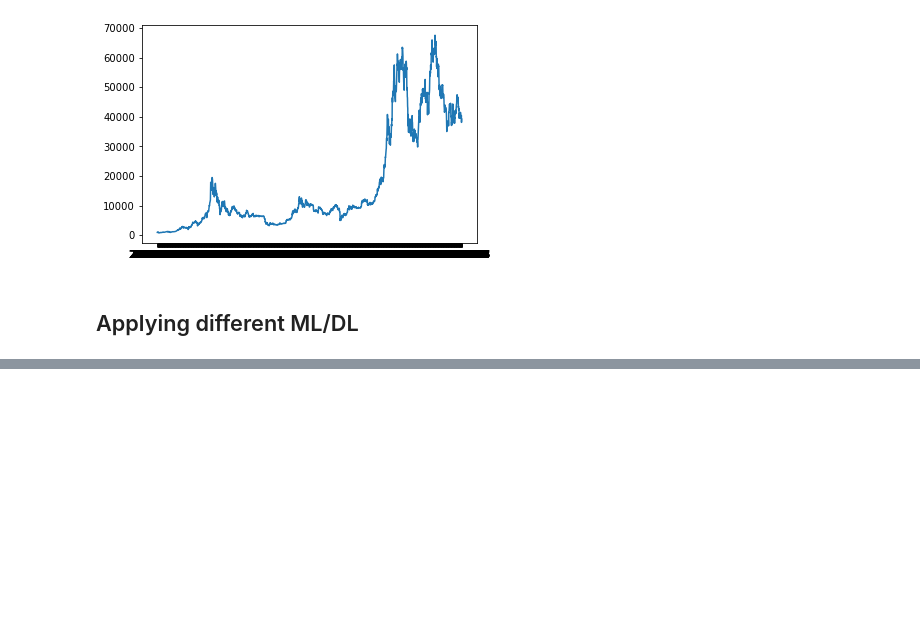
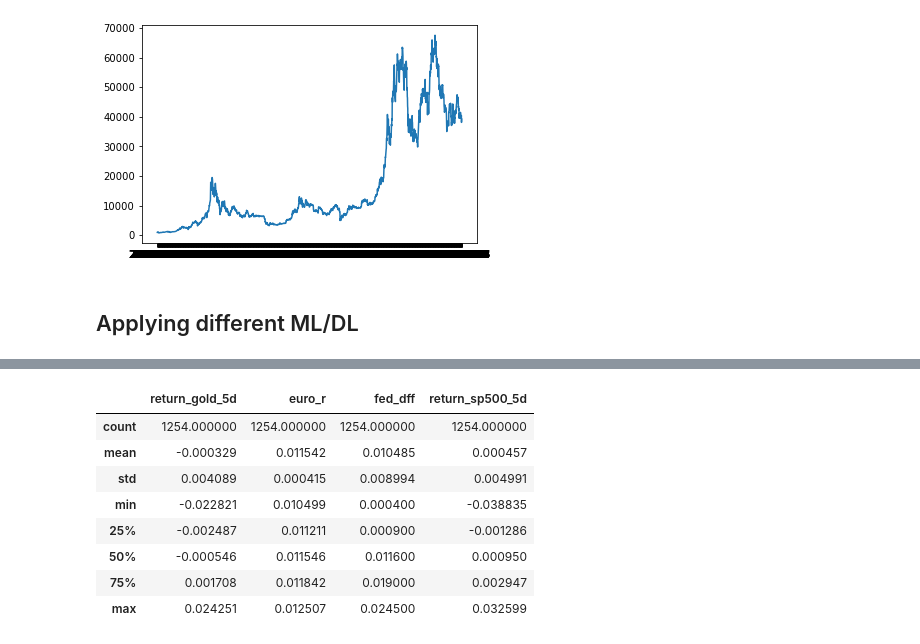
Before and after one commit to dlama001/Final-project-ML4T-large-cap-cryptos-, a Jupyter notebook: final project-crypto.ipynb, the cells around one changed output, grey strips where cells are left out. Cells and saved outputs as stored; diff of their text form; code cells hidden in the pictures; blank space fills up the shorter version.

```diff
--- a/final project-crypto.ipynb
+++ b/final project-crypto.ipynb
@@ -533,0 +558,6 @@ scatter_matrix(data, figsize = (10,10), hist_kwds= {'bins':250})
+# %%
+df_euro_r = load_csv("macros/euro exchnage rate data.csv")
+df_fed_r = load_csv("macros/Fed_interest_rate.csv", date_col="DATE")
+df_gold = load_csv("macros/gold price.csv")
+df_sp500 = load_csv("macros/S&p_500_index.csv")
+df_sp500.head()
@@ -533,0 +626,2 @@ scatter_matrix(data, figsize = (10,10), hist_kwds= {'bins':250})
+# %%
+df_factors = pd.DataFrame()
@@ -533,0 +644,17 @@ scatter_matrix(data, figsize = (10,10), hist_kwds= {'bins':250})
+# %%
+df_factors["return_gold_5d"] = df_gold["Close/Last"].pct_change(5).add(1).pow(1/5).sub(1).dropna()
+df_factors["euro_r"] = df_euro_r[" Close"]/100
+df_factors["fed_dff"] = df_fed_r["DFF"]/100
+df_factors["return_sp500_5d"] = df_sp500[" Close"].pct_change(5).add(1).pow(1/5).sub(1).dropna()
+df_factors = df_factors.dropna()
+df_factors.describe()
+# %% [output]
+|  | return_gold_5d | euro_r | fed_dff | return_sp500_5d |
+| count | 1254.000000 | 1254.000000 | 1254.000000 | 1254.000000 |
+| mean | -0.000329 | 0.011542 | 0.010485 | 0.000457 |
+| std | 0.004089 | 0.000415 | 0.008994 | 0.004991 |
+| min | -0.022821 | 0.010499 | 0.000400 | -0.038835 |
+| 25% | -0.002487 | 0.011211 | 0.000900 | -0.001286 |
+| 50% | -0.000546 | 0.011546 | 0.011600 | 0.000950 |
+| 75% | 0.001708 | 0.011842 | 0.019000 | 0.002947 |
+| max | 0.024251 | 0.012507 | 0.024500 | 0.032599 |
```
Also changed, not shown: parts of 13 cells of this notebook.
